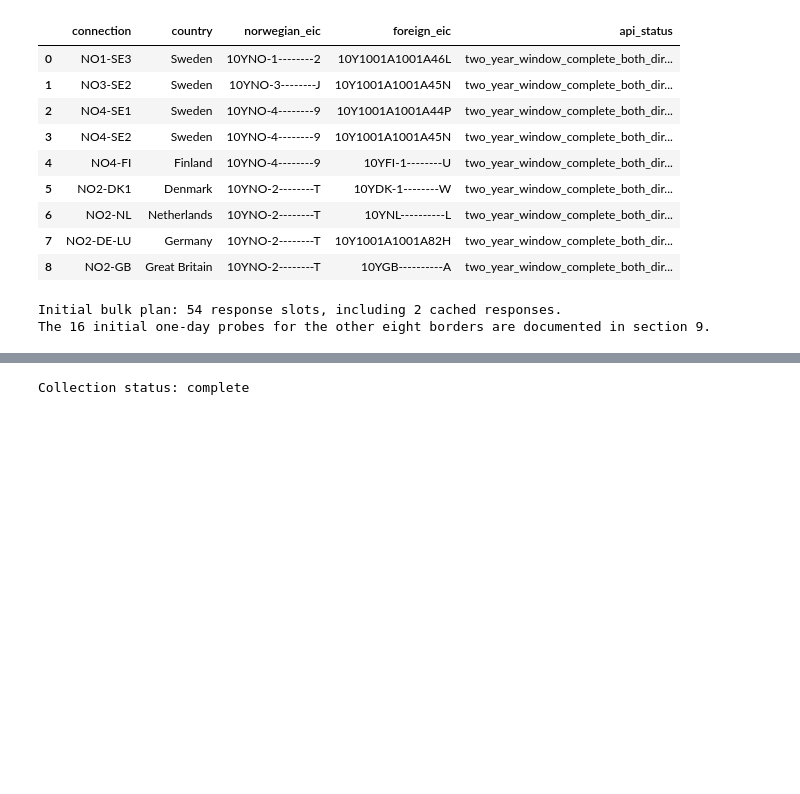
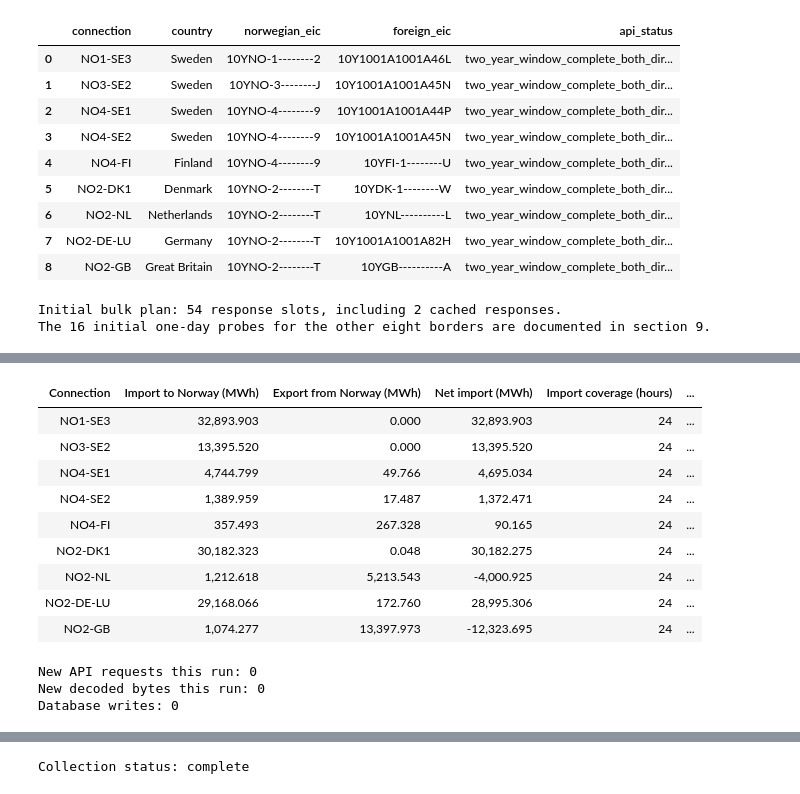
Before and after one commit to G0KU-DOTCOM/Streamlit_dashboard, a Jupyter notebook: notebooks/prosjekt_part2.ipynb, the cells around one changed output, grey strips where cells are left out. Cells and saved outputs as stored; diff of their text form; code cells hidden in the pictures; blank space fills up the shorter version.

```diff
--- a/notebooks/prosjekt_part2.ipynb
+++ b/notebooks/prosjekt_part2.ipynb
@@ -1271,0 +1904,57 @@ The 16 initial one-day probes for the other eight borders are documented in sect
+# %%
+from pathlib import Path
+import sys
+import json
+import pandas as pd
+from IPython.display import display
+
+probe_root = Path.cwd()
+if probe_root.name == "notebooks":
+    probe_root = probe_root.parent
+if str(probe_root) not in sys.path:
+    sys.path.insert(0, str(probe_root))
+from pipeline.entsoe_probes import run_probes
+
+# Keep False to display cached results without further API traffic.
+ALLOW_PROBE_DOWNLOADS = False
+probe_report = run_probes(probe_root, allow_download=ALLOW_PROBE_DOWNLOADS)
+probe_rows = pd.DataFrame(probe_report["rows"])
+summary_rows = []
+for connection, rows in probe_rows.groupby("connection", sort=False):
+    rows = rows.set_index("direction")
+    imports, exports = rows.loc["import"], rows.loc["export"]
+    complete = all(rows["status"].eq("complete"))
+    summary_rows.append({
+        "Connection": connection,
+        "Import to Norway (MWh)": imports.energy_mwh,
+        "Export from Norway (MWh)": exports.energy_mwh,
+        "Net import (MWh)": imports.energy_mwh - exports.energy_mwh if complete else None,
+        "Import coverage (hours)": imports.covered_hours,
+        "Export coverage (hours)": exports.covered_hours,
+        "Data status": "Complete" if complete else "; ".join(rows["status"].astype(str)),
+    })
+probe_summary = pd.DataFrame(summary_rows)
+display(probe_summary.style.format({
+    "Import to Norway (MWh)": "{:,.3f}",
+    "Export from Norway (MWh)": "{:,.3f}",
+    "Net import (MWh)": "{:,.3f}",
+    "Import coverage (hours)": "{:.0f}",
+    "Export coverage (hours)": "{:.0f}",
+}, na_rep="Unavailable").hide(axis="index"))
+print(f"New API requests this run: {probe_report['new_requests_this_run']}")
+print(f"New decoded bytes this run: {probe_report['new_bytes_this_run']:,}")
+print("Database writes: 0")
+# %% [output]
+| Connection | Import to Norway (MWh) | Export from Norway (MWh) | Net import (MWh) | Import coverage (hours) | ... |
+| NO1-SE3 | 32,893.903 | 0.000 | 32,893.903 | 24 | ... |
+| NO3-SE2 | 13,395.520 | 0.000 | 13,395.520 | 24 | ... |
+| NO4-SE1 | 4,744.799 | 49.766 | 4,695.034 | 24 | ... |
+| NO4-SE2 | 1,389.959 | 17.487 | 1,372.471 | 24 | ... |
+| NO4-FI | 357.493 | 267.328 | 90.165 | 24 | ... |
+| NO2-DK1 | 30,182.323 | 0.048 | 30,182.275 | 24 | ... |
+| NO2-NL | 1,212.618 | 5,213.543 | -4,000.925 | 24 | ... |
+| NO2-DE-LU | 29,168.066 | 172.760 | 28,995.306 | 24 | ... |
+| NO2-GB | 1,074.277 | 13,397.973 | -12,323.695 | 24 | ... |
+New API requests this run: 0
+New decoded bytes this run: 0
+Database writes: 0
```
Also changed, not shown: parts of 56 cells of this notebook.
